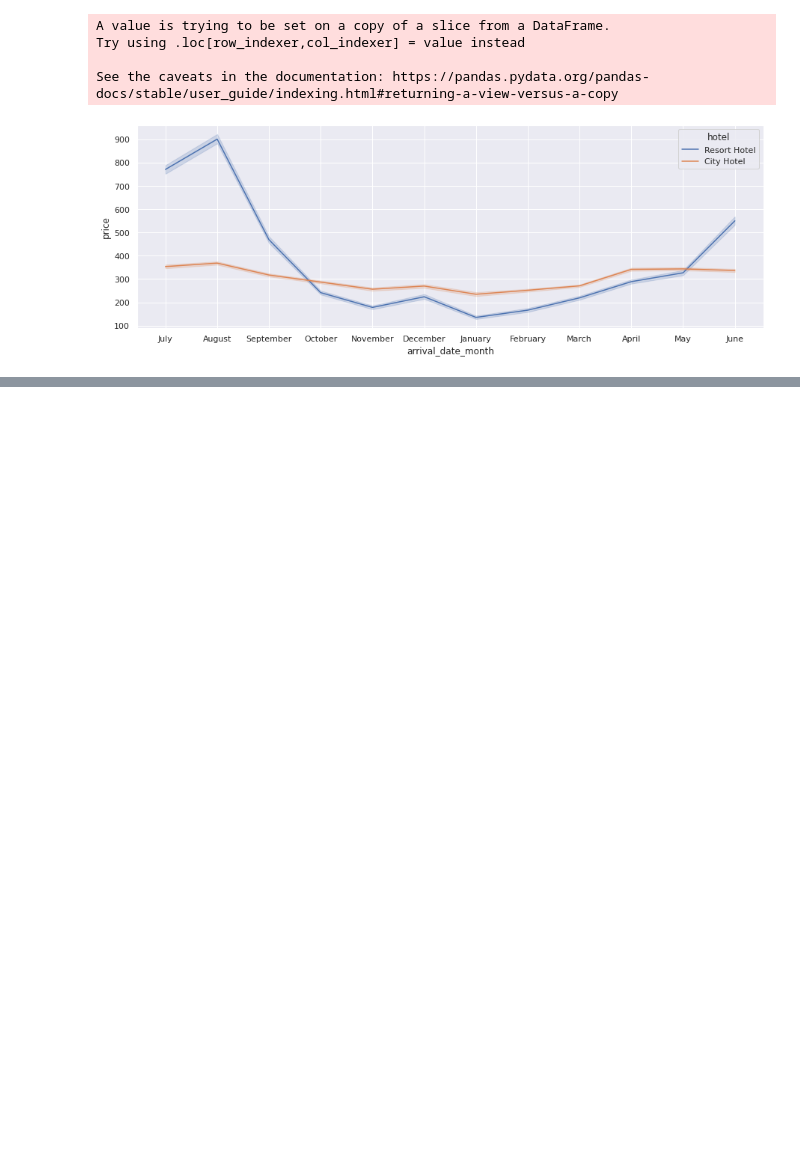
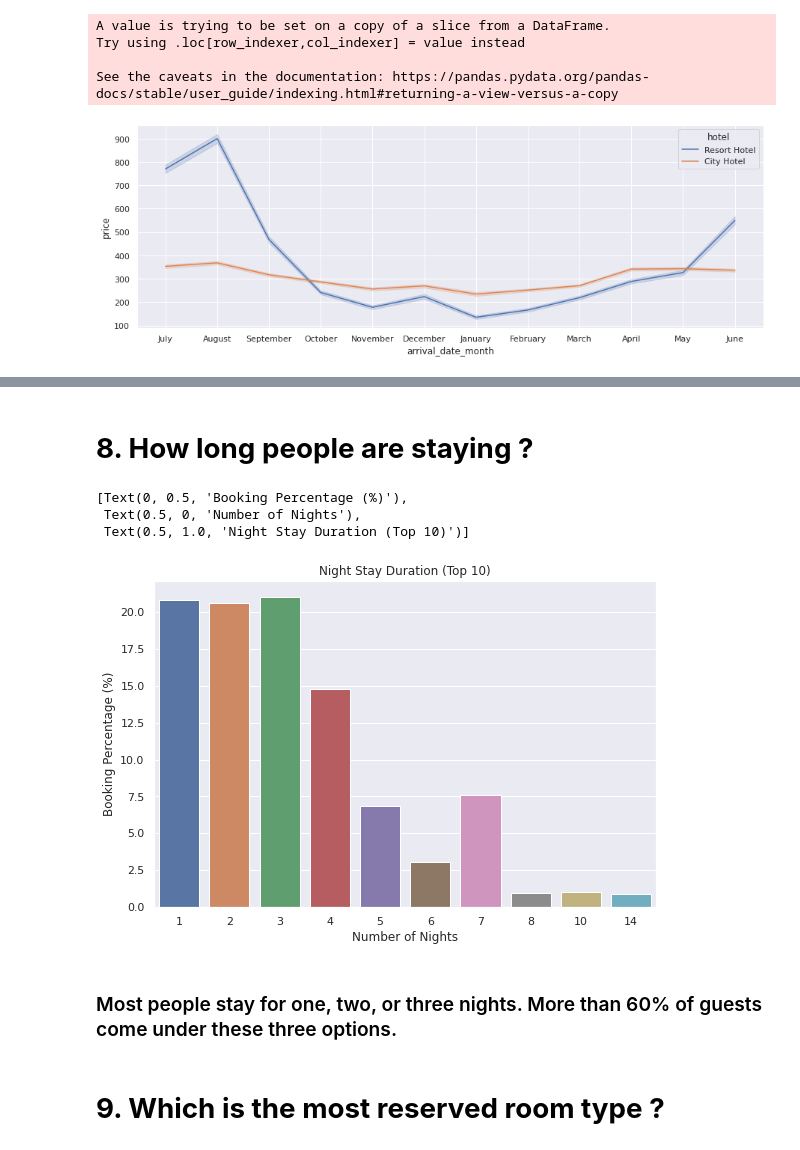
Before and after one commit to FarazAhmad2/EDA-on-Hotel-Booking, a Jupyter notebook: Hotel_Booking_Analysis_Capstone_Project.ipynb, the cells around one changed output, grey strips where cells are left out. Saved outputs shown, nothing was run; the diff lists cells and outputs as text; code cells hidden in the pictures; blank space fills up the shorter version.

```diff
--- a/Hotel_Booking_Analysis_Capstone_Project.ipynb
+++ b/Hotel_Booking_Analysis_Capstone_Project.ipynb
@@ -277,0 +295,14 @@ See the caveats in the documentation: https://pandas.pydata.org/pandas-docs/stab
+# %% [markdown]
+# **8. How long people are staying ?**
+# %%
+stay = (actual_guests['stays_in_weekend_nights'] + actual_guests['stays_in_week_nights']).value_counts(normalize=True)*100
+sns.barplot(y=list(stay.head(10)), x=list(stay.head(10).index)).set( xlabel='Number of Nights', ylabel='Booking Percentage (%)', title='Night Stay Duration (Top 10)')
+# %% [output]
+[Text(0, 0.5, 'Booking Percentage (%)'),
+ Text(0.5, 0, 'Number of Nights'),
+ Text(0.5, 1.0, 'Night Stay Duration (Top 10)')]
+[figure, added]
+# %% [markdown]
+### Most people stay for one, two, or three nights. More than 60% of guests come under these three options.
+# %% [markdown]
+# **9. Which is the most reserved room type ?**
```
Also changed, not shown: parts of 25 cells of this notebook.
